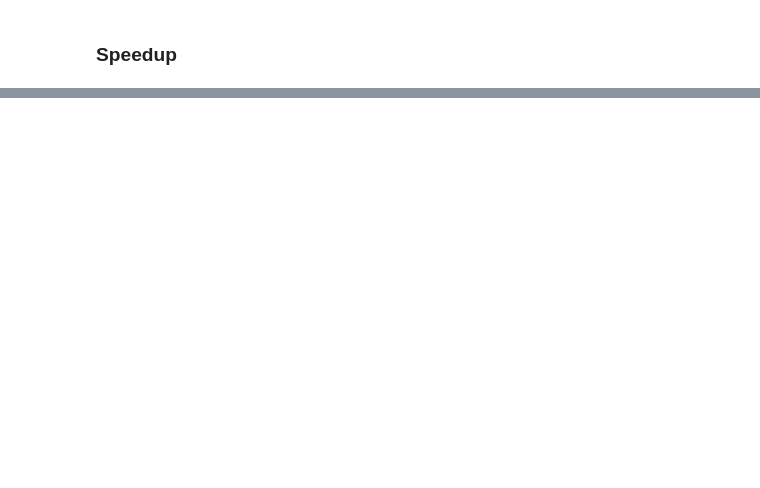
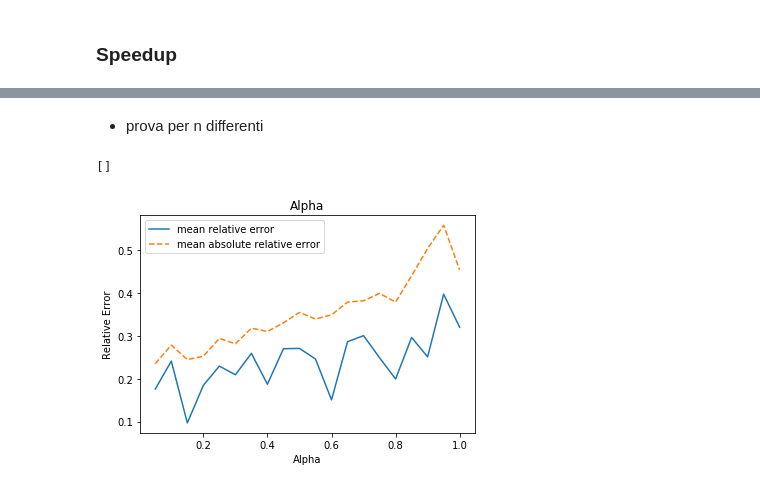
Before and after one commit to noobcode/Parallel-and-Distributed-Systems, a Jupyter notebook: Project/Visualizations/visualize_results.ipynb, the cells around one changed output, grey strips where cells are left out. Cells and saved outputs as stored; diff of their text form; code cells hidden in the pictures; blank space fills up the shorter version.

```diff
--- a/Project/Visualizations/visualize_results.ipynb
+++ b/Project/Visualizations/visualize_results.ipynb
@@ -146,0 +145,27 @@ ts_vs_alpha_df
+# %% [markdown]
+- prova per n differenti
+# %%
+#ts_vs_alpha_df.loc[0, 1:]
+alpha_values = ts_vs_alpha_df.loc[:,0]
+ts_goal = ts_vs_alpha_df.loc[0,1]
+
+ts_histories = np.array(ts_vs_alpha_df.loc[:, 2:])
+n_alpha, n_tasks = ts_histories.shape
+
+ts_goal = np.full((n_tasks),ts_goal)
+
+rel_errors = np.array([(ts - ts_goal)/ts_goal for ts in ts_histories])
+
+mean_rel_error = np.mean(rel_errors, 1)
+mean_abs_rel_error = np.mean(np.abs(rel_errors), 1)
+
+plt.plot(alpha_values, mean_rel_error, label='mean relative error', linestyle='-')
+plt.plot(alpha_values, mean_abs_rel_error, label='mean absolute relative error', linestyle='--')
+plt.legend(loc='best')
+plt.xlabel('Alpha')
+plt.ylabel('Relative Error')
+plt.title('Alpha')
+plt.plot()
+# %% [output]
+[]
+[figure, added]
```
Also changed, not shown: parts of 12 cells of this notebook, 6 other files.
